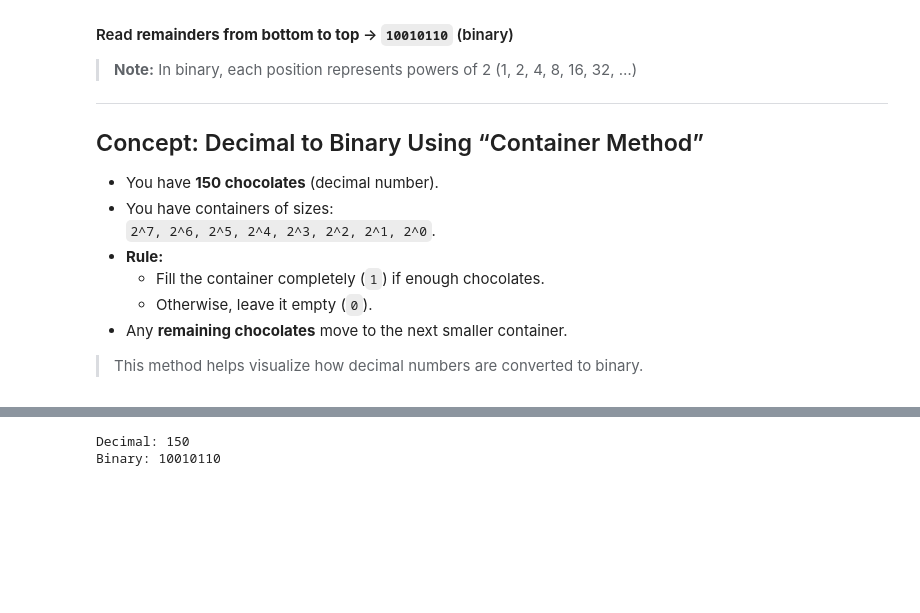
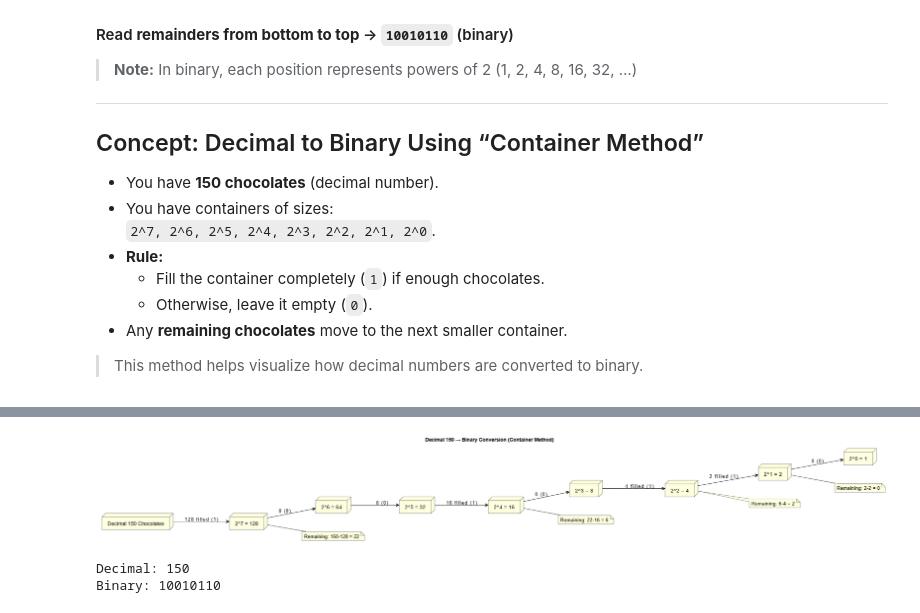
Before and after one commit to CodeCraftsmanML/Python_Data_Analytics, a Jupyter notebook: notebooks/Day_2_Basics.ipynb, the cells around one changed output, grey strips where cells are left out. Drawn from its saved outputs; the diff is of its cells as text; code cells hidden in the pictures; blank space fills up the shorter version.

Commit message:
Fix broken notebook attachments; link images via relative paths

```diff
--- a/notebooks/Day_2_Basics.ipynb
+++ b/notebooks/Day_2_Basics.ipynb
@@ -75,3 +73,12 @@
+# %%
+from PIL import Image
+from IPython.display import display
+
+# Open the image from the docs/images folder
+img = Image.open("../docs/images/decimal_to_binary.png")
+display(img)
+# %% [output]
+[figure, added]
 # %%
 # Decimal to Binary using built-in function
 decimal = 150
```
Also changed, not shown: parts of 1 cell of this notebook.
